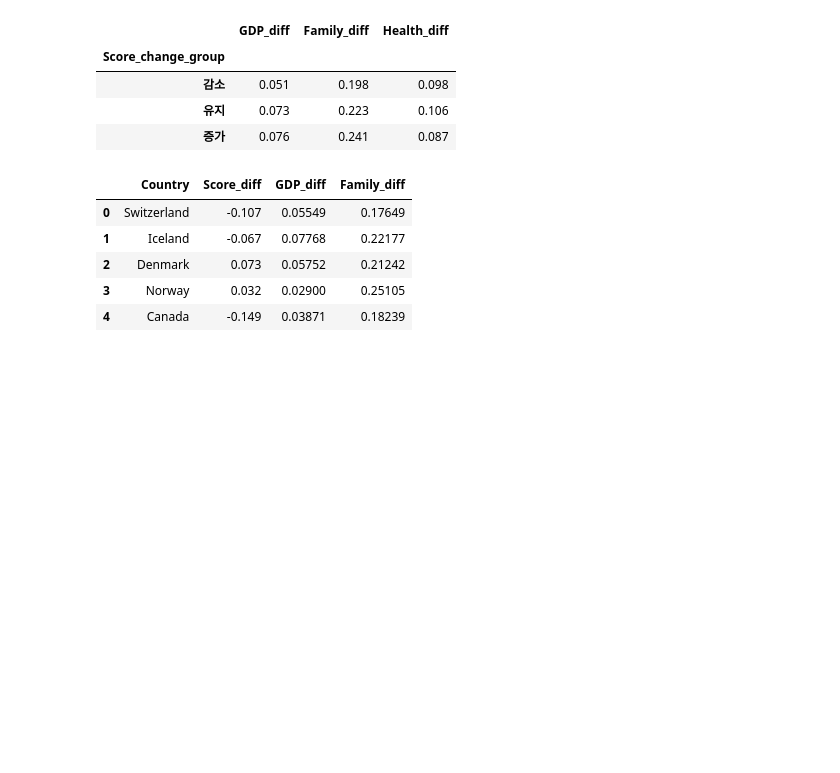
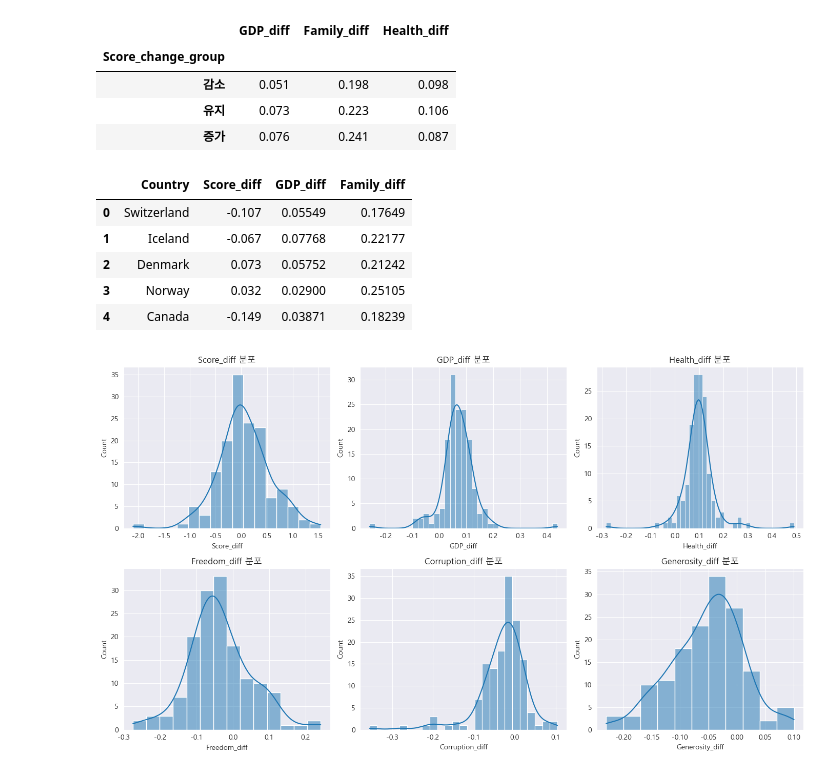
Before and after one commit to skn-ai14-250409/SKN14-EDA-3Team, a Jupyter notebook: KangYungu/world_happiness_eda.ipynb, the cells around one changed output. Drawn from its saved outputs; the diff is of its cells as text; code cells hidden in the pictures; blank space fills up the shorter version.

```diff
--- a/KangYungu/world_happiness_eda.ipynb
+++ b/KangYungu/world_happiness_eda.ipynb
@@ -560,3 +560,24 @@ df[['Country', 'Score_diff', 'GDP_diff', 'Family_diff']].head()
 | 2 | Denmark | 0.073 | 0.05752 | 0.21242 |
 | 3 | Norway | 0.032 | 0.02900 | 0.25105 |
 | 4 | Canada | -0.149 | 0.03871 | 0.18239 |
+# %%
+import matplotlib.pyplot as plt
+import seaborn as sns
+
+# 시각화할 컬럼 목록
+cols = ['Score_diff', 'GDP_diff', 'Health_diff',
+        'Freedom_diff', 'Corruption_diff', 'Generosity_diff']
+
+# 서브플롯으로 히스토그램 시각화
+fig, axes = plt.subplots(2, 3, figsize=(14, 8))
+axes = axes.flatten()
+
+for i, col in enumerate(cols):
+    sns.histplot(data=df, x=col, kde=True, ax=axes[i])
+    axes[i].set_title(f'{col} 분포')
+    axes[i].grid(True)
+
+plt.tight_layout()
+plt.show()
+# %% [output]
+[figure, added]
```
Also changed, not shown: parts of 5 cells of this notebook, 4 other files.
